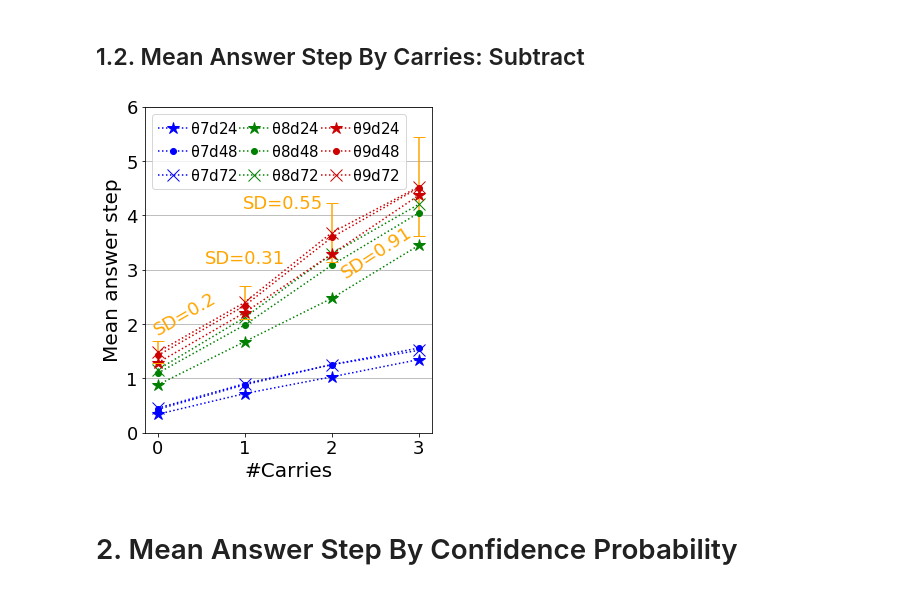
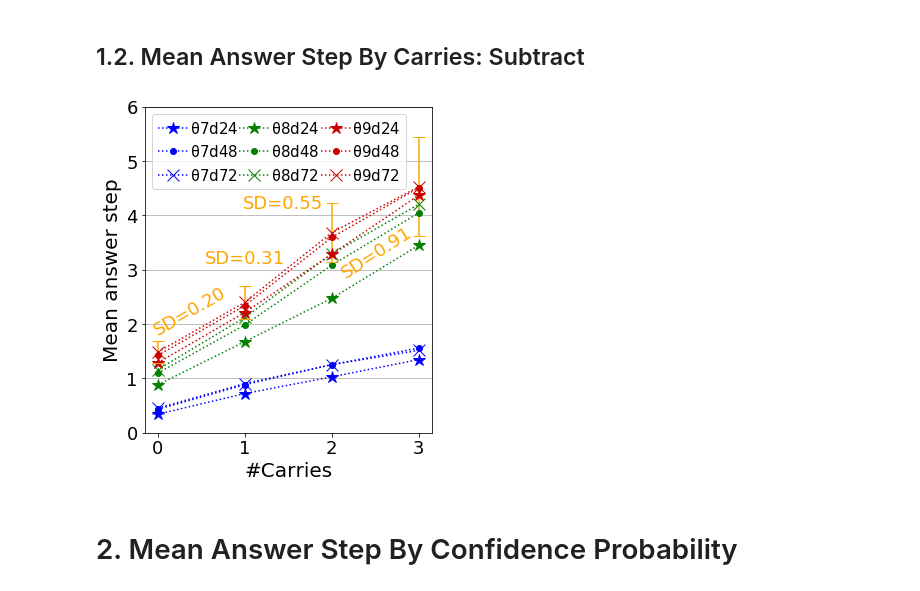
Before and after one commit to sungjae-cho/arithmetic-neural-nets, a Jupyter notebook: 02-1_plot_run_info_stat_iccm2019.ipynb, the cells around one changed output. Drawn from its saved outputs; the diff is of its cells as text; code cells hidden in the pictures.

Commit message:
Update plot images of iccm2019.

```diff
--- a/02-1_plot_run_info_stat_iccm2019.ipynb
+++ b/02-1_plot_run_info_stat_iccm2019.ipynb
@@ -93,11 +93,11 @@ e = df_mean_answer_step_by_carries_add_cp9_h72.groupby('carries').std()['mean_an
 #plt.errorbar(x, np.zeros_like(e), e, fmt='none', ecolor='#cc0000', capsize=36)
 plt.errorbar(x, y, e, fmt='none', ecolor='orange', capsize=6)
 
-i=0; plt.text(x[i]-0.1, y[i]+e[i]+0.1, 'SD={}'.format(round(e[i],2)), fontsize=font_size['xtick'], color='orange', horizontalalignment='left', rotation=0)
-i=1; plt.text(x[i], y[i]+e[i]+0.2, 'SD={}'.format(round(e[i],2)), fontsize=font_size['xtick'], color='orange', horizontalalignment='center', rotation=0)
-i=2; plt.text(x[i], y[i]+e[i]+0.2, 'SD={}'.format(round(e[i],2)), fontsize=font_size['xtick'], color='orange', horizontalalignment='center', rotation=0)
-i=3; plt.text(x[i], y[i]+e[i]+0.1, 'SD={}'.format(round(e[i],2)), fontsize=font_size['xtick'], color='orange', horizontalalignment='center', rotation=0)
-i=4; plt.text(x[i]+0.1, y[i]+e[i]+0.3, 'SD={}'.format(round(e[i],2)), fontsize=font_size['xtick'], color='orange', horizontalalignment='right', rotation=0)
+i=0; plt.text(x[i]-0.1, y[i]+e[i]+0.1, 'SD={0:.2f}'.format(round(e[i],2)), fontsize=font_size['xtick'], color='orange', horizontalalignment='left', rotation=0)
+i=1; plt.text(x[i], y[i]+e[i]+0.2, 'SD={0:.2f}'.format(round(e[i],2)), fontsize=font_size['xtick'], color='orange', horizontalalignment='center', rotation=0)
+i=2; plt.text(x[i], y[i]+e[i]+0.2, 'SD={0:.2f}'.format(round(e[i],2)), fontsize=font_size['xtick'], color='orange', horizontalalignment='center', rotation=0)
+i=3; plt.text(x[i], y[i]+e[i]+0.1, 'SD={0:.2f}'.format(round(e[i],2)), fontsize=font_size['xtick'], color='orange', horizontalalignment='center', rotation=0)
+i=4; plt.text(x[i]+0.1, y[i]+e[i]+0.3, 'SD={0:.2f}'.format(round(e[i],2)), fontsize=font_size['xtick'], color='orange', horizontalalignment='right', rotation=0)
 
 plt.plot(x, y, color='#cc0000', linestyle=':', marker='x', markersize=markersize, label=r'$\mathtt{\theta}$9d72')
 
@@ -159,38 +159,38 @@ y = df_mean_answer_step_by_carries_sub_cp8_h48.groupby('carries').mean()['mean_a
 e = df_mean_answer_step_by_carries_sub_cp8_h48.groupby('carries').std()['mean_answer_steps'].values
 #plt.errorbar(x, y, e, fmt='b:o', ecolor='orange', capsize=3, label='cp8_h48')
 plt.plot(x, y, color='g', linestyle=':', marker='.', markersize=markersize, label=r'$\mathtt{\theta}$8d48')
 
 y = df_mean_answer_step_by_carries_sub_cp8_h72.groupby('carries').mean()['mean_answer_steps'].values
 e = df_mean_answer_step_by_carries_sub_cp8_h72.groupby('carries').std()['mean_answer_steps'].values
 #plt.errorbar(x, y, e, fmt='b:o', ecolor='orange', capsize=3, label='cp8_h72')
 plt.plot(x, y, color='g', linestyle=':', marker='x', markersize=markersize, label=r'$\mathtt{\theta}$8d72')
 
 y = df_mean_answer_step_by_carries_sub_cp9_h24.groupby('carries').mean()['mean_answer_steps'].values
 e = df_mean_answer_step_by_carries_sub_cp9_h24.groupby('carries').std()['mean_answer_steps'].values
 #plt.errorbar(x, y, e, fmt='g:o', ecolor='orange', capsize=3, label='cp9_h24')
 plt.plot(x, y, color='#cc0000', linestyle=':', marker='*', markersize=markersize, label=r'$\mathtt{\theta}$9d24')
 
 y = df_mean_answer_step_by_carries_sub_cp9_h48.groupby('carries').mean()['mean_answer_steps'].values
 e = df_mean_answer_step_by_carries_sub_cp9_h48.groupby('carries').std()['mean_answer_steps'].values
 #plt.errorbar(x, y, e, fmt='g:o', ecolor='orange', capsize=3, label='cp9_h48')
 plt.plot(x, y, color='#cc0000', linestyle=':', marker='.', markersize=markersize, label=r'$\mathtt{\theta}$9d48')
 
 y = df_mean_answer_step_by_carries_sub_cp9_h72.groupby('carries').mean()['mean_answer_steps'].values
 e = df_mean_answer_step_by_carries_sub_cp9_h72.groupby('carries').std()['mean_answer_steps'].values
 plt.errorbar(x, y, e, fmt='none', ecolor='orange', capsize=6)
 
-i=0; plt.text(x[i], y[i]+e[i]+0.1, 'SD={}'.format(round(e[i],2)), fontsize=font_size['xtick'], color='orange', horizontalalignment='left', rotation=30, rotation_mode='anchor')
-i=1; plt.text(x[i], y[i]+e[i]+0.4, 'SD={}'.format(round(e[i],2)), fontsize=font_size['xtick'], color='orange', horizontalalignment='center', rotation=0)
-i=2; plt.text(x[i]-0.1, y[i]+e[i], 'SD={}'.format(round(e[i],2)), fontsize=font_size['xtick'], color='orange', horizontalalignment='right', verticalalignment='center', rotation=0)
-i=3; plt.text(x[i]-0.1, y[i]-e[i]+0.1, 'SD={}'.format(round(e[i],2)), fontsize=font_size['xtick'], color='orange', horizontalalignment='right', verticalalignment='center', rotation=33, rotation_mode='anchor')
+i=0; plt.text(x[i], y[i]+e[i]+0.1, 'SD={0:.2f}'.format(round(e[i],2)), fontsize=font_size['xtick'], color='orange', horizontalalignment='left', rotation=30, rotation_mode='anchor')
+i=1; plt.text(x[i], y[i]+e[i]+0.4, 'SD={0:.2f}'.format(round(e[i],2)), fontsize=font_size['xtick'], color='orange', horizontalalignment='center', rotation=0)
+i=2; plt.text(x[i]-0.1, y[i]+e[i], 'SD={0:.2f}'.format(round(e[i],2)), fontsize=font_size['xtick'], color='orange', horizontalalignment='right', verticalalignment='center', rotation=0)
+i=3; plt.text(x[i]-0.1, y[i]-e[i]+0.1, 'SD={0:.2f}'.format(round(e[i],2)), fontsize=font_size['xtick'], color='orange', horizontalalignment='right', verticalalignment='center', rotation=33, rotation_mode='anchor')
 
 plt.plot(x, y, color='#cc0000', linestyle=':', marker='x', markersize=markersize, label=r'$\mathtt{\theta}$9d72')
 
 plt.legend(ncol=3, loc='upper left', fontsize=15, handletextpad=0.1, columnspacing=0.1)
 
 save_fig('mean_answer_step_by_carries-sub', 'iccm2019')
 # %% [output]
-[figure, old version]
+[figure, new version]
 # %% [markdown]
 # 2. Mean Answer Step By Confidence Probability
 # %% [markdown]
```
Also changed, not shown: 2 other files.
